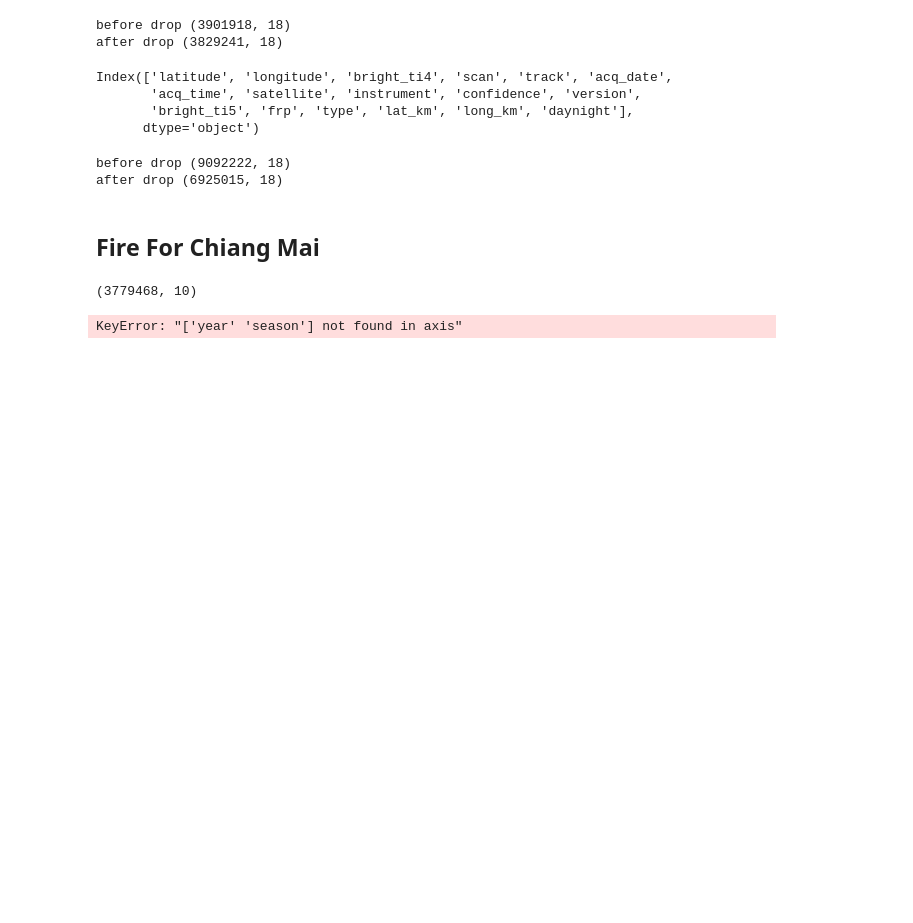
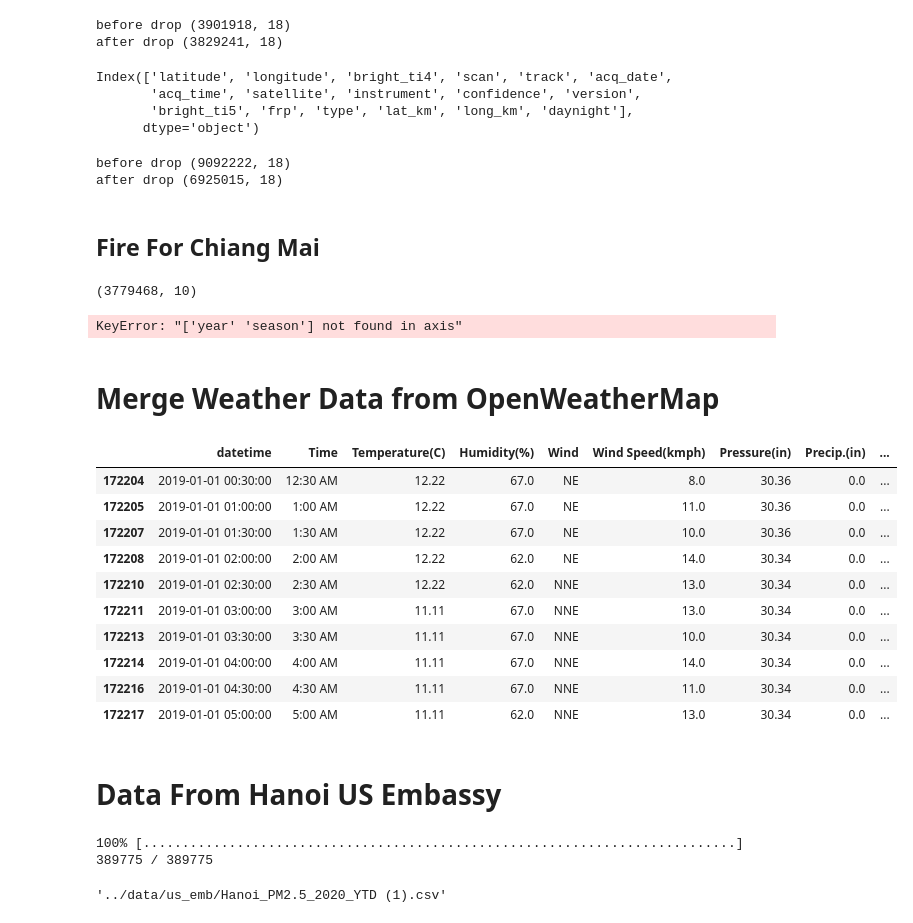
Before and after one commit to worasom/aqi_thailand2, a Jupyter notebook: notebooks/1_pollutions_data.ipynb, the cells around one changed output. Cells and saved outputs as stored; diff of their text form; code cells hidden in the pictures; blank space fills up the shorter version.

```diff
--- a/notebooks/1_pollutions_data.ipynb
+++ b/notebooks/1_pollutions_data.ipynb
@@ -602,3 +629,34 @@ fire.to_csv('C:/Users/Benny/Documents/Fern/aqi_thailand2/data/cm_proc/file_m_pro
 # %% [output]
 (3779468, 10)
 KeyError: "['year' 'season'] not found in axis"
+# %% [markdown]
+# Merge Weather Data from OpenWeatherMap
+# %%
+# weather data
+final_filename = 'C:/Users/Benny/Documents/Fern/aqi_thailand2/data/weather_cities/Soc_Son.csv'
+wea = pd.read_csv(filename)
+wea['datetime'] = pd.to_datetime(wea['datetime'])
+# %%
+folder = 'C:/Users/Benny/Documents/Fern/BKK-AQI/data/weather_cities/Soc_Son/'
+files = glob(folder+'*.csv')
+# process data from OpenWeatherMap.org
+wea_df = pd.read_csv(files[0])
+wea_df = proc_open_weather(wea_df)
+# %%
+new_wea = pd.concat([wea_df,wea])
+new_wea = new_wea.sort_values(['datetime','Dew Point(C)'],ignore_index=True)
+new_wea = new_wea.drop_duplicates('datetime')
+# %%
+new_wea[new_wea['datetime'] > '2019-01-01'].head(10)
+# %% [output]
+|  | datetime | Time | Temperature(C) | Humidity(%) | Wind | Wind Speed(kmph) | Pressure(in) | Precip.(in) | ... |
+| 172204 | 2019-01-01 00:30:00 | 12:30 AM | 12.22 | 67.0 | NE | 8.0 | 30.36 | 0.0 | ... |
+| 172205 | 2019-01-01 01:00:00 | 1:00 AM | 12.22 | 67.0 | NE | 11.0 | 30.36 | 0.0 | ... |
+| 172207 | 2019-01-01 01:30:00 | 1:30 AM | 12.22 | 67.0 | NE | 10.0 | 30.36 | 0.0 | ... |
+| 172208 | 2019-01-01 02:00:00 | 2:00 AM | 12.22 | 62.0 | NE | 14.0 | 30.34 | 0.0 | ... |
+| 172210 | 2019-01-01 02:30:00 | 2:30 AM | 12.22 | 62.0 | NNE | 13.0 | 30.34 | 0.0 | ... |
+| 172211 | 2019-01-01 03:00:00 | 3:00 AM | 11.11 | 67.0 | NNE | 13.0 | 30.34 | 0.0 | ... |
+| 172213 | 2019-01-01 03:30:00 | 3:30 AM | 11.11 | 67.0 | NNE | 10.0 | 30.34 | 0.0 | ... |
+| 172214 | 2019-01-01 04:00:00 | 4:00 AM | 11.11 | 67.0 | NNE | 14.0 | 30.34 | 0.0 | ... |
+| 172216 | 2019-01-01 04:30:00 | 4:30 AM | 11.11 | 67.0 | NNE | 11.0 | 30.34 | 0.0 | ... |
+| 172217 | 2019-01-01 05:00:00 | 5:00 AM | 11.11 | 62.0 | NNE | 13.0 | 30.34 | 0.0 | ... |
@@ -604,0 +665,7 @@ KeyError: "['year' 'season'] not found in axis"
+# %% [markdown]
+# Data From Hanoi US Embassy
+# %%
+wget.download('http://dosairnowdata.org/dos/historical/Hanoi/2020/Hanoi_PM2.5_2020_YTD.csv','../data/us_emb/Hanoi_PM2.5_2020_YTD.csv')
+# %% [output]
+100% [............................................................................] 389775 / 389775
+'../data/us_emb/Hanoi_PM2.5_2020_YTD (1).csv'
```
Also changed, not shown: parts of 8 cells of this notebook, 8 other files.
